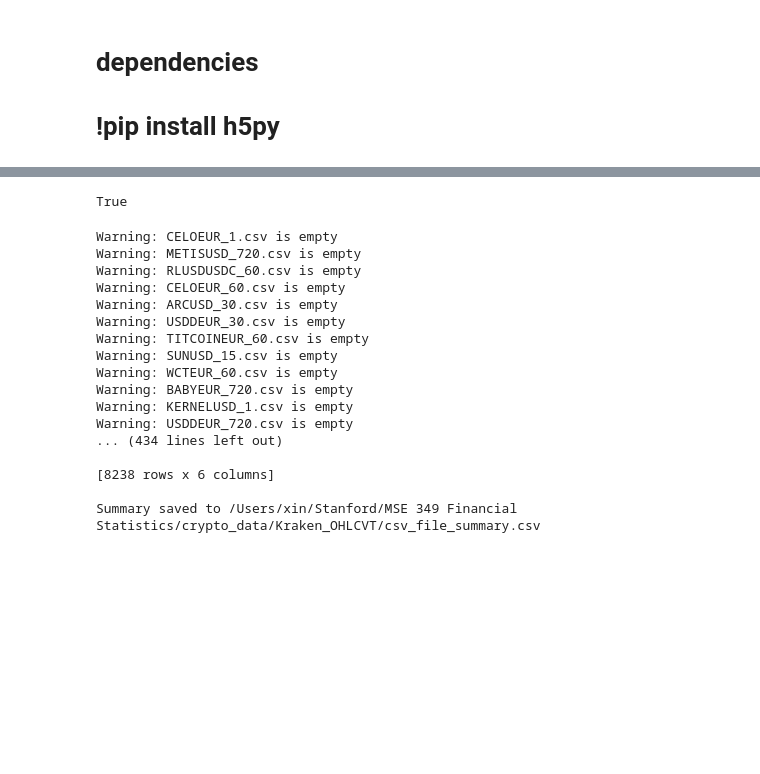
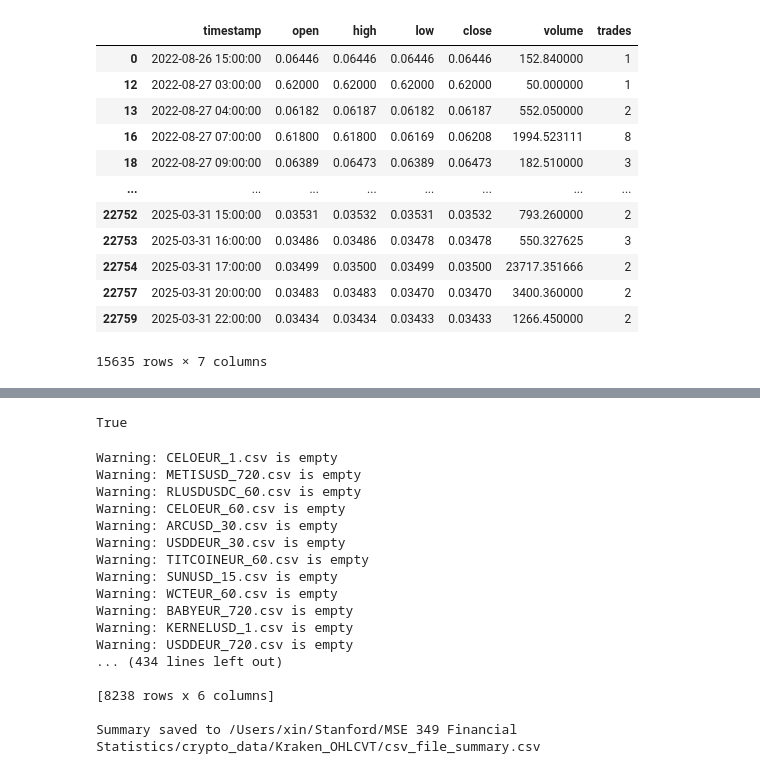
Before and after one commit to Xinxin-m/MSE349, a Jupyter notebook: kraken.ipynb, the cells around one changed output, grey strips where cells are left out. Saved outputs shown, nothing was run; the diff lists cells and outputs as text; code cells hidden in the pictures; blank space fills up the shorter version.

```diff
--- a/kraken.ipynb
+++ b/kraken.ipynb
@@ -1,3 +0,0 @@
-# %% [markdown]
-# dependencies
-# !pip install h5py
@@ -40,3 +39,32 @@ def show_head(file_path):
     df = pd.read_csv(file_path)
     # Print first 3 rows
     print(df.head(3))
+# %%
+in_folder_path = "../data/Kraken_OHLCVT/"
+out_folder_path = "../data/Kraken_cleaned/"
+# %%
+df = process_data.add_colnames(in_folder_path + os.listdir(in_folder_path)[0])
+df['timestamp'] = pd.to_datetime(df['timestamp'], unit='s')
+# %%
+df.resample('H', on='timestamp').agg({
+    'open': 'first',
+    'high': 'max',
+    'low': 'min',
+    'close': 'last',
+    'volume': 'sum',
+    'trades': 'sum'
+}).reset_index().dropna()
+# %% [output]
+|  | timestamp | open | high | low | close | volume | trades |
+| 0 | 2022-08-26 15:00:00 | 0.06446 | 0.06446 | 0.06446 | 0.06446 | 152.840000 | 1 |
+| 12 | 2022-08-27 03:00:00 | 0.62000 | 0.62000 | 0.62000 | 0.62000 | 50.000000 | 1 |
+| 13 | 2022-08-27 04:00:00 | 0.06182 | 0.06187 | 0.06182 | 0.06187 | 552.050000 | 2 |
+| 16 | 2022-08-27 07:00:00 | 0.61800 | 0.61800 | 0.06169 | 0.06208 | 1994.523111 | 8 |
+| 18 | 2022-08-27 09:00:00 | 0.06389 | 0.06473 | 0.06389 | 0.06473 | 182.510000 | 3 |
+| ... | ... | ... | ... | ... | ... | ... | ... |
+| 22752 | 2025-03-31 15:00:00 | 0.03531 | 0.03532 | 0.03531 | 0.03532 | 793.260000 | 2 |
+| 22753 | 2025-03-31 16:00:00 | 0.03486 | 0.03486 | 0.03478 | 0.03478 | 550.327625 | 3 |
+| 22754 | 2025-03-31 17:00:00 | 0.03499 | 0.03500 | 0.03499 | 0.03500 | 23717.351666 | 2 |
+| 22757 | 2025-03-31 20:00:00 | 0.03483 | 0.03483 | 0.03470 | 0.03470 | 3400.360000 | 2 |
+| 22759 | 2025-03-31 22:00:00 | 0.03434 | 0.03434 | 0.03433 | 0.03433 | 1266.450000 | 2 |
+15635 rows × 7 columns
```
Also changed, not shown: parts of 9 cells of this notebook, 6 other files.
